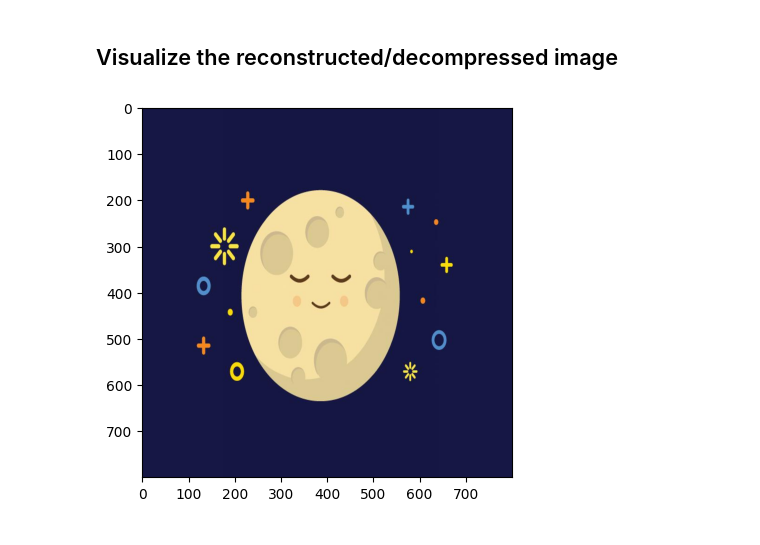
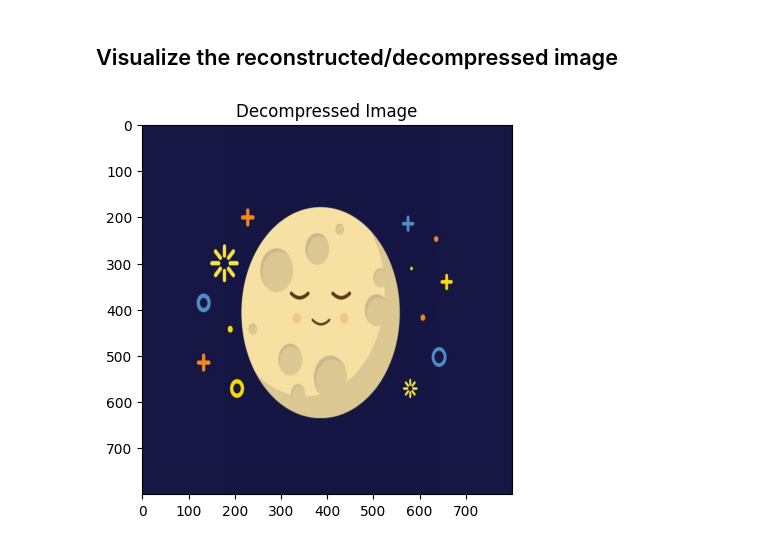
Before and after one commit to AbdulrahmanElshafie/Image-Compression, a Jupyter notebook: Colored_image_2.ipynb, the cells around one changed output. Cells and saved outputs as stored; diff of their text form; code cells hidden in the pictures.

```diff
--- a/Colored_image_2.ipynb
+++ b/Colored_image_2.ipynb
@@ -103,6 +105,7 @@ Image.fromarray(reconstructed_image.astype(np.uint8)).save('compressed_image.jpg
 # %%
 decompressed_image = Image.open('compressed_image.jpg')
 plt.imshow(decompressed_image)
+plt.title("Decompressed Image")
 plt.show()
 # %% [output]
-[figure, old version]
+[figure, new version]
```
Also changed, not shown: parts of 1 cell of this notebook.
